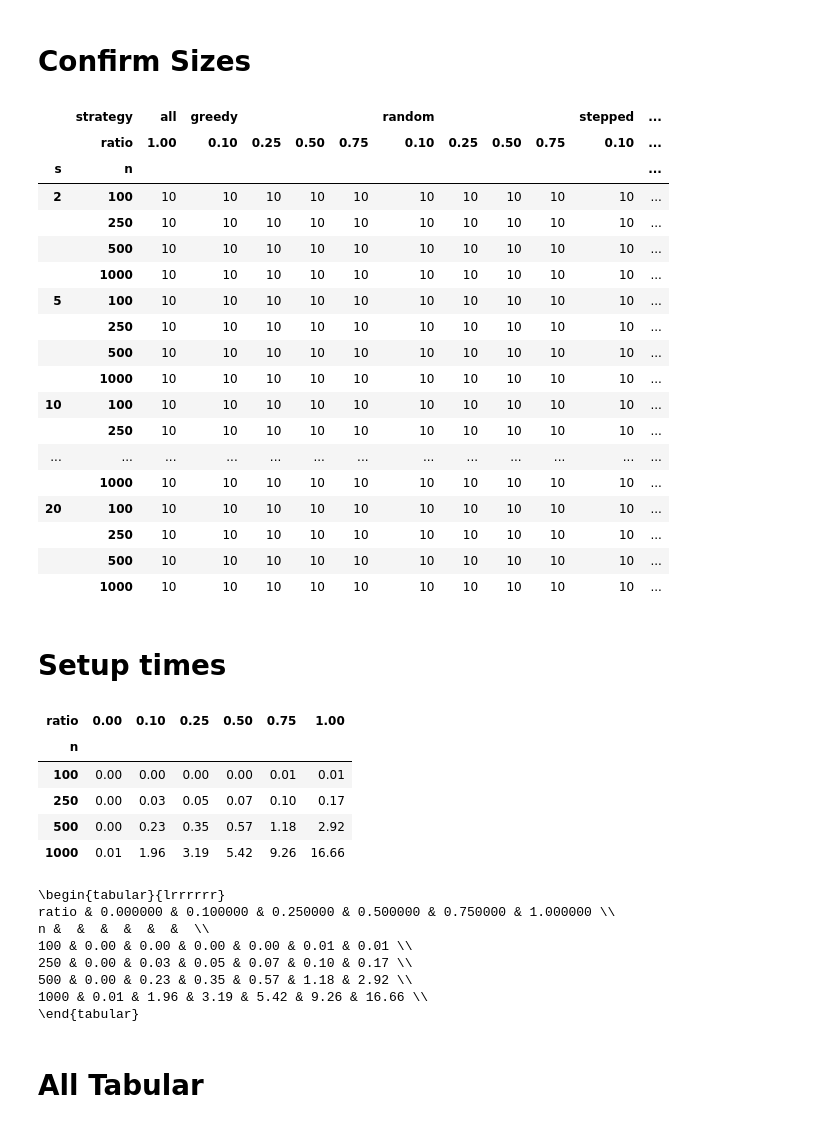
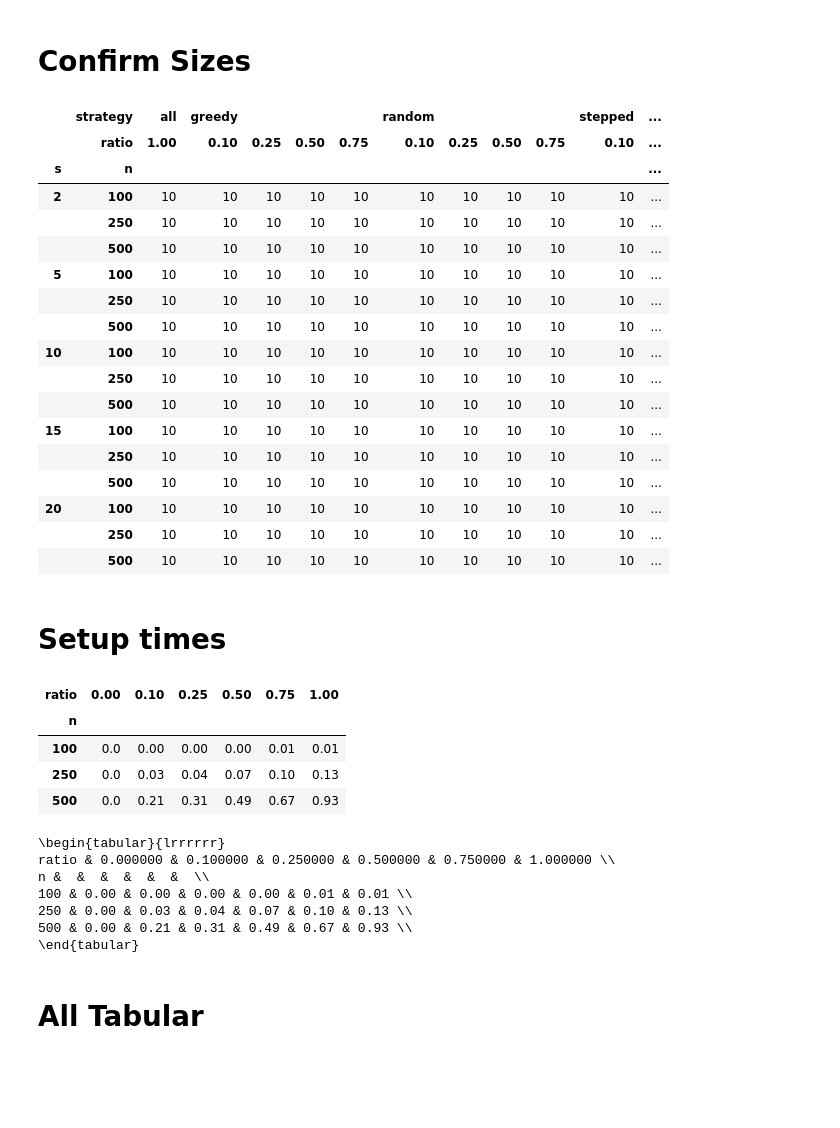
Before and after one commit to sandyspiers/coordinate_partitioning, a Jupyter notebook: results/box.ipynb, the cells around one changed output. Cells and saved outputs as stored; diff of their text form; code cells hidden in the pictures; blank space fills up the shorter version.

```diff
--- a/results/box.ipynb
+++ b/results/box.ipynb
@@ -18,3 +18,10 @@ df.head()
 | 12751 | dp_random_2 | 500 | 15 | 50 | coordpar | all | 499 | 499 | 1.0 | ... |
 | 12752 | dp_random_2 | 500 | 15 | 50 | coordpar | all | 499 | 499 | 1.0 | ... |
 | 12753 | dp_random_2 | 500 | 15 | 50 | coordpar | all | 499 | 499 | 1.0 | ... |
+# %%
+df = read_df("../data/cube.csv")
+## Remove half double ups
+_cols = ["name", "n", "s", "p", "solver", "strategy", "ratio", "time_limit"]
+df = df[df.duplicated(_cols) == False]
+df = df[df.n < 1000]
+df.head()
@@ -32,29 +46,28 @@ MS[0] = ""
 # %% [markdown]
 # Confirm Sizes
 # %%
-_df = df[df["time_limit"]==600]
+_df = df[df["time_limit"]==1000]
 tab = _df.pivot_table(index=["s","n"],columns=["solver","strategy","ratio"],values="solve_time",aggfunc="size")
 tab
 # %% [output]
 |  | strategy | all | greedy |  |  |  | random |  |  |  | stepped | ... |
 |  | ratio | 1.00 | 0.10 | 0.25 | 0.50 | 0.75 | 0.10 | 0.25 | 0.50 | 0.75 | 0.10 | ... |
 | s | n |  |  |  |  |  |  |  |  |  |  | ... |
 | 2 | 100 | 10 | 10 | 10 | 10 | 10 | 10 | 10 | 10 | 10 | 10 | ... |
 |  | 250 | 10 | 10 | 10 | 10 | 10 | 10 | 10 | 10 | 10 | 10 | ... |
 |  | 500 | 10 | 10 | 10 | 10 | 10 | 10 | 10 | 10 | 10 | 10 | ... |
-|  | 1000 | 10 | 10 | 10 | 10 | 10 | 10 | 10 | 10 | 10 | 10 | ... |
 | 5 | 100 | 10 | 10 | 10 | 10 | 10 | 10 | 10 | 10 | 10 | 10 | ... |
 |  | 250 | 10 | 10 | 10 | 10 | 10 | 10 | 10 | 10 | 10 | 10 | ... |
 |  | 500 | 10 | 10 | 10 | 10 | 10 | 10 | 10 | 10 | 10 | 10 | ... |
-|  | 1000 | 10 | 10 | 10 | 10 | 10 | 10 | 10 | 10 | 10 | 10 | ... |
 | 10 | 100 | 10 | 10 | 10 | 10 | 10 | 10 | 10 | 10 | 10 | 10 | ... |
 |  | 250 | 10 | 10 | 10 | 10 | 10 | 10 | 10 | 10 | 10 | 10 | ... |
-| ... | ... | ... | ... | ... | ... | ... | ... | ... | ... | ... | ... | ... |
-|  | 1000 | 10 | 10 | 10 | 10 | 10 | 10 | 10 | 10 | 10 | 10 | ... |
+|  | 500 | 10 | 10 | 10 | 10 | 10 | 10 | 10 | 10 | 10 | 10 | ... |
+| 15 | 100 | 10 | 10 | 10 | 10 | 10 | 10 | 10 | 10 | 10 | 10 | ... |
+|  | 250 | 10 | 10 | 10 | 10 | 10 | 10 | 10 | 10 | 10 | 10 | ... |
+|  | 500 | 10 | 10 | 10 | 10 | 10 | 10 | 10 | 10 | 10 | 10 | ... |
 | 20 | 100 | 10 | 10 | 10 | 10 | 10 | 10 | 10 | 10 | 10 | 10 | ... |
 |  | 250 | 10 | 10 | 10 | 10 | 10 | 10 | 10 | 10 | 10 | 10 | ... |
 |  | 500 | 10 | 10 | 10 | 10 | 10 | 10 | 10 | 10 | 10 | 10 | ... |
-|  | 1000 | 10 | 10 | 10 | 10 | 10 | 10 | 10 | 10 | 10 | 10 | ... |
 # %% [markdown]
 # Setup times
 # %%
@@ -65,10 +78,9 @@ tab
 # %% [output]
 | ratio | 0.00 | 0.10 | 0.25 | 0.50 | 0.75 | 1.00 |
 | n |  |  |  |  |  |  |
-| 100 | 0.00 | 0.00 | 0.00 | 0.00 | 0.01 | 0.01 |
-| 250 | 0.00 | 0.03 | 0.05 | 0.07 | 0.10 | 0.17 |
-| 500 | 0.00 | 0.23 | 0.35 | 0.57 | 1.18 | 2.92 |
-| 1000 | 0.01 | 1.96 | 3.19 | 5.42 | 9.26 | 16.66 |
+| 100 | 0.0 | 0.00 | 0.00 | 0.00 | 0.01 | 0.01 |
+| 250 | 0.0 | 0.03 | 0.04 | 0.07 | 0.10 | 0.13 |
+| 500 | 0.0 | 0.21 | 0.31 | 0.49 | 0.67 | 0.93 |
 # %%
 _df = df[df["time_limit"]==600]
 tab = _df.pivot_table(index=["n"],columns=["ratio"],values="setup_time")
@@ -80,9 +92,8 @@ print(tab.to_latex(multirow_align="naive",convert_css=True))
 ratio & 0.000000 & 0.100000 & 0.250000 & 0.500000 & 0.750000 & 1.000000 \\
 n &  &  &  &  &  &  \\
 100 & 0.00 & 0.00 & 0.00 & 0.00 & 0.01 & 0.01 \\
-250 & 0.00 & 0.03 & 0.05 & 0.07 & 0.10 & 0.17 \\
-500 & 0.00 & 0.23 & 0.35 & 0.57 & 1.18 & 2.92 \\
-1000 & 0.01 & 1.96 & 3.19 & 5.42 & 9.26 & 16.66 \\
+250 & 0.00 & 0.03 & 0.04 & 0.07 & 0.10 & 0.13 \\
+500 & 0.00 & 0.21 & 0.31 & 0.49 & 0.67 & 0.93 \\
 \end{tabular}
 # %% [markdown]
 # All Tabular
```
Also changed, not shown: parts of 6 cells of this notebook.
